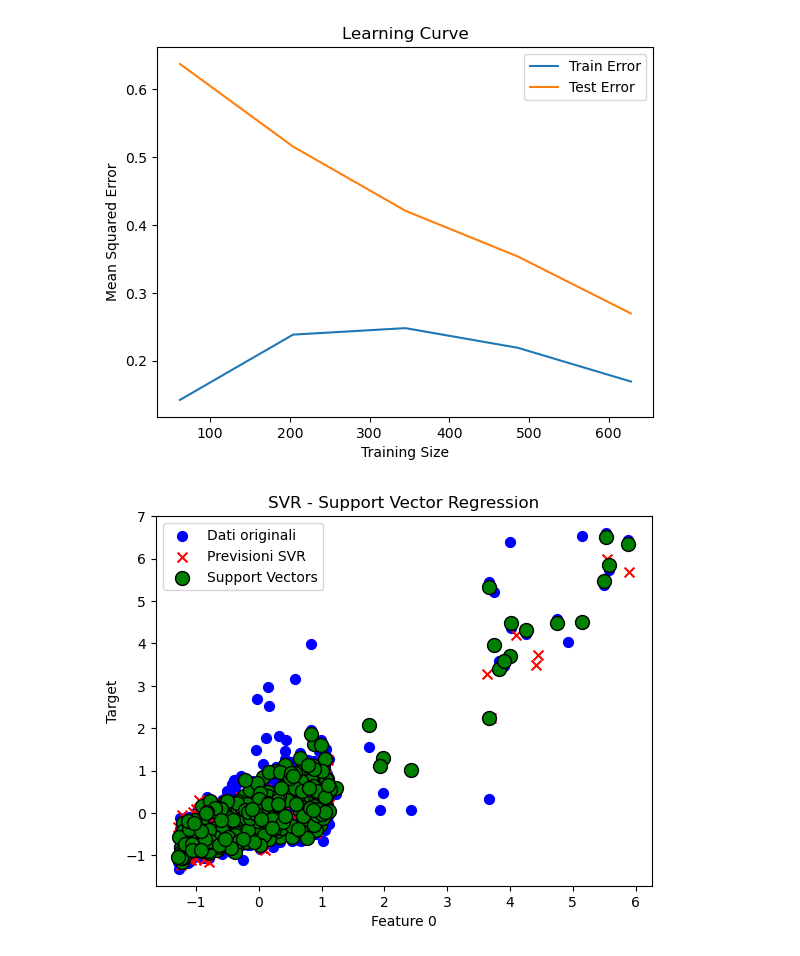
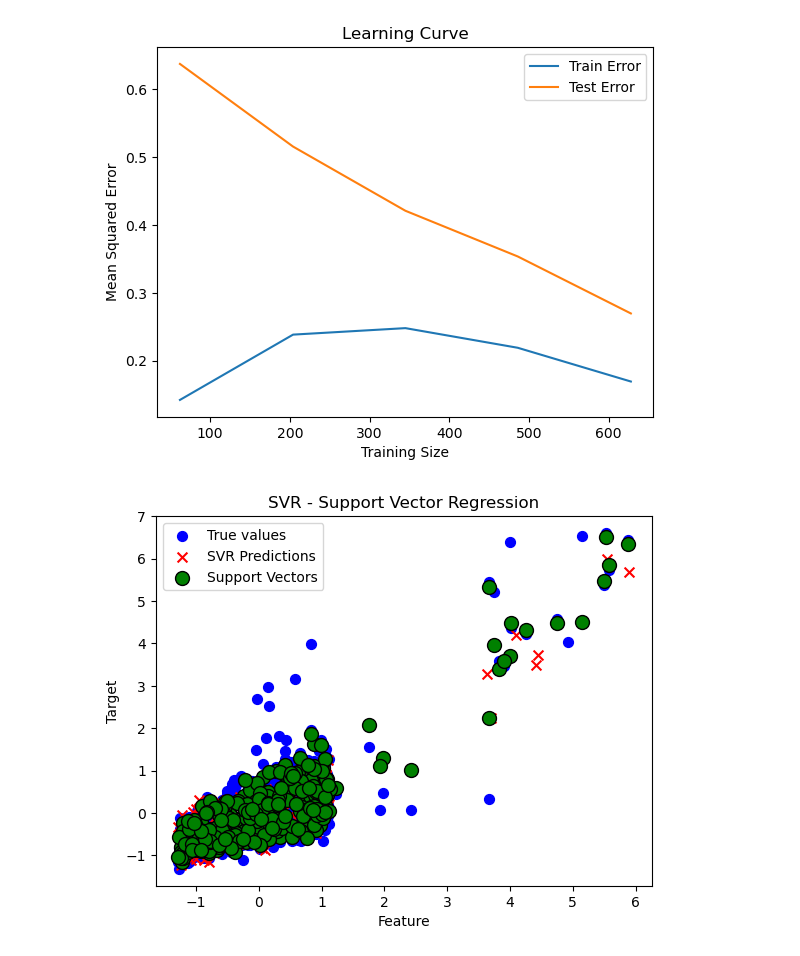
Before and after one commit to fravasta/Prediction-of-Taxi-fares, a Jupyter notebook: SVM_taxi.ipynb, the cells around one changed output. Cells and saved outputs as stored; diff of their text form; code cells hidden in the pictures.

```diff
--- a/SVM_taxi.ipynb
+++ b/SVM_taxi.ipynb
@@ -180,0 +149,28 @@ R-squared: 0.7580
+# %%
+import matplotlib.pyplot as plt
+import numpy as np
+from sklearn.svm import SVR
+import pandas as pd
+
+#Plotting the graph of Support Vectors
+svm_model.fit(X_train, y_train)
+
+# extract support vectors
+sv = svm_model.support_vectors_
+
+# Make predictions using X_test
+y_pred = svm_model.predict(X_test)
+
+
+# Plot predictions (using X_train e y_train to compare with true values)
+plt.scatter(X_train.iloc[:, 0], y_train, c='blue', label="True values", s=50, marker='o')  # .iloc to access to columns
+plt.scatter(X_test.iloc[:, 0], y_pred, c='red', label="SVR Predictions", s=50, marker='x')
+
+# plot support vectors (2D visualization)
+plt.scatter(sv[:, 0], svm_model.predict(sv), color='green', s=100, edgecolors='k', label="Support Vectors", marker='o')
+
+plt.xlabel("Feature")
+plt.ylabel("Target")
+plt.title("SVR - Support Vector Regression with linear Kernel")
+plt.legend()
+plt.show()
@@ -271,30 +308,30 @@ plt.show()
 # %%
 import matplotlib.pyplot as plt
 import numpy as np
 from sklearn.svm import SVR
 import pandas as pd
 
-# Assumiamo che X_train, y_train siano già definiti
+#Plotting the graph of Support Vectors
 best_svm.fit(X_train, y_train)
 
-# Estrai i support vectors
+# Find support vectors
 sv = best_svm.support_vectors_
 
-# Predizioni sul test set
+# Make predictions on the test set using X_test
 y_pred = best_svm.predict(X_test)
 
 
-# Visualizza la previsione (usando X_train e y_train per i dati reali)
-plt.scatter(X_train.iloc[:, 0], y_train, c='blue', label="Dati originali", s=50, marker='o')  # usa .iloc per accedere alle colonne
-plt.scatter(X_test.iloc[:, 0], y_pred, c='red', label="Previsioni SVR", s=50, marker='x')
+# Plot predictions
+plt.scatter(X_train.iloc[:, 0], y_train, c='blue', label="True values", s=50, marker='o')  # usa .iloc per accedere alle colonne
+plt.scatter(X_test.iloc[:, 0], y_pred, c='red', label="SVR Predictions", s=50, marker='x')
 
-# Visualizza i support vectors (si assumono 2 caratteristiche per una visualizzazione 2D)
+# Plot the support vectors in a 2D space
 plt.scatter(sv[:, 0], best_svm.predict(sv), color='green', s=100, edgecolors='k', label="Support Vectors", marker='o')
 
-plt.xlabel("Feature 0")
+plt.xlabel("Feature")
 plt.ylabel("Target")
 plt.title("SVR - Support Vector Regression")
 plt.legend()
 plt.show()
 # %% [output]
-[figure, old version]
+[figure, new version]
```
Also changed, not shown: parts of 13 cells of this notebook, 6 other files.
